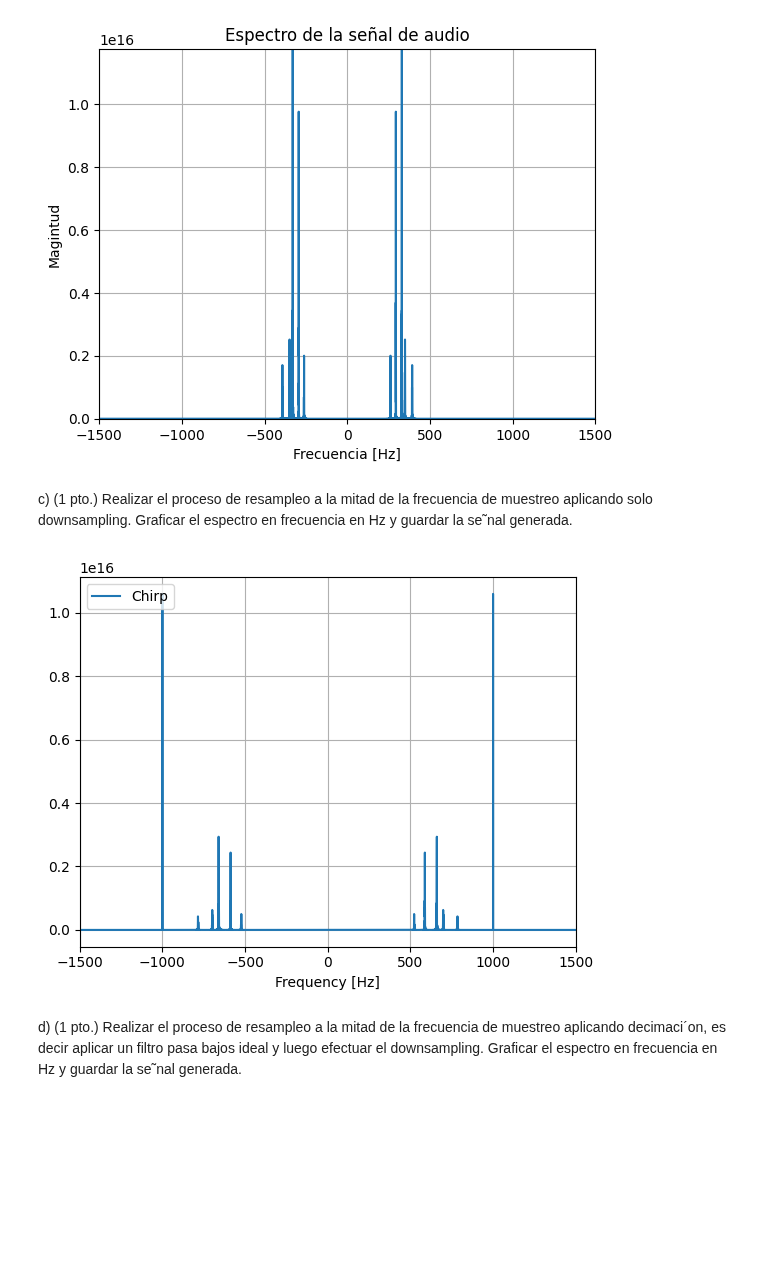
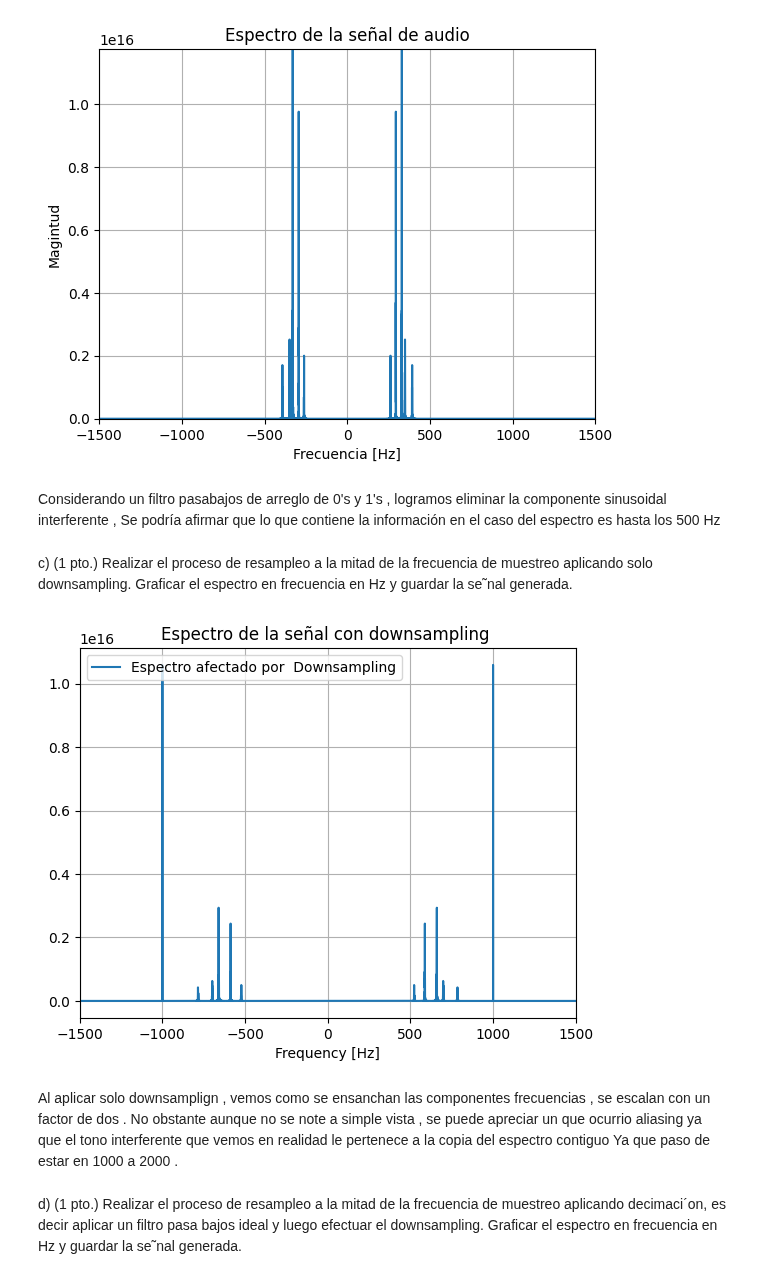
Before and after one commit to ExampleToFollow/PracticasPDS, a Jupyter notebook: Lab1/Pregunta2.ipynb, the cells around one changed output. Cells and saved outputs as stored; diff of their text form; code cells hidden in the pictures; blank space fills up the shorter version.

```diff
--- a/Lab1/informePrevio.ipynb
+++ b/Lab1/Pregunta2.ipynb
@@ -446,34 +435,43 @@ sd.wait()
 # %% [output]
 [figure]
+# %% [markdown]
+Considerando un filtro pasabajos de arreglo de 0's y 1's , logramos eliminar la componente sinusoidal interferente , Se podría afirmar que lo que contiene la información en el caso del espectro es hasta los 500 Hz
 # %% [markdown]
 c) (1 pto.) Realizar el proceso de resampleo a la mitad de la frecuencia de
 muestreo aplicando solo downsampling. Graficar el espectro en frecuencia
 en Hz y guardar la se˜nal generada.
 # %%
+from scipy.io.wavfile import write
 fs, y_t = wavfile.read('audio.wav') #Extraemos la frecuencia de muestreo (metadata) y los valores del arreglo
 #Downsampling
 Ns= len(y_t)
 D = 2
 Ns_dn = Ns/D
 fs_dn = fs/D
 n_dn = np.arange(Ns_dn)
 y_t_dn = y_t[::D]
 t_dn = n_dn/fs_dn
 #
 fft_y_t = np.fft.fftshift(np.fft.fft(y_t_dn))
 spc_up = np.abs(fft_y_t)**2
-freq_up = (np.arange(Ns_dn) - Ns_dn/2) * fs / Ns_dn
-
+freq_up = (np.arange(Ns_dn) - Ns_dn/2) * fs/ Ns_dn
 #PLOTEAMOSSSS
 plt.figure(1)
-plt.plot(freq_up,spc_up,label='Chirp')
+plt.plot(freq_up,spc_up,label='Espectro afectado por  Downsampling')
 plt.xlim([-fs/2,fs/2])
 plt.grid('on')
+plt.title("Espectro de la señal con downsampling ")
 plt.xlabel('Frequency [Hz]')
 plt.legend(loc='upper left')
 plt.show()
+#Guardamos los datos
+signal_downsampling= y_t_dn
+fs_downsampling=fs_dn
+#write("downsampling.wav", int(fs_dn),  signal_downsampling.astype(np.int16))
 # %% [output]
-[figure, old version]
+[figure, new version]
+# %% [markdown]
+Al aplicar solo downsamplign , vemos como se ensanchan las componentes frecuencias , se escalan con un factor de dos . No obstante aunque no se note a simple vista , se puede apreciar un que ocurrio aliasing ya que el tono interferente que vemos en realidad le pertenece a la copia del espectro contiguo  Ya que paso de estar en 1000 a 2000 .
 # %% [markdown]
 d) (1 pto.) Realizar el proceso de resampleo a la mitad de la frecuencia de
 muestreo aplicando decimaci´on, es decir aplicar un filtro pasa bajos ideal
```
Also changed, not shown: parts of 5 cells of this notebook, 3 other files.
